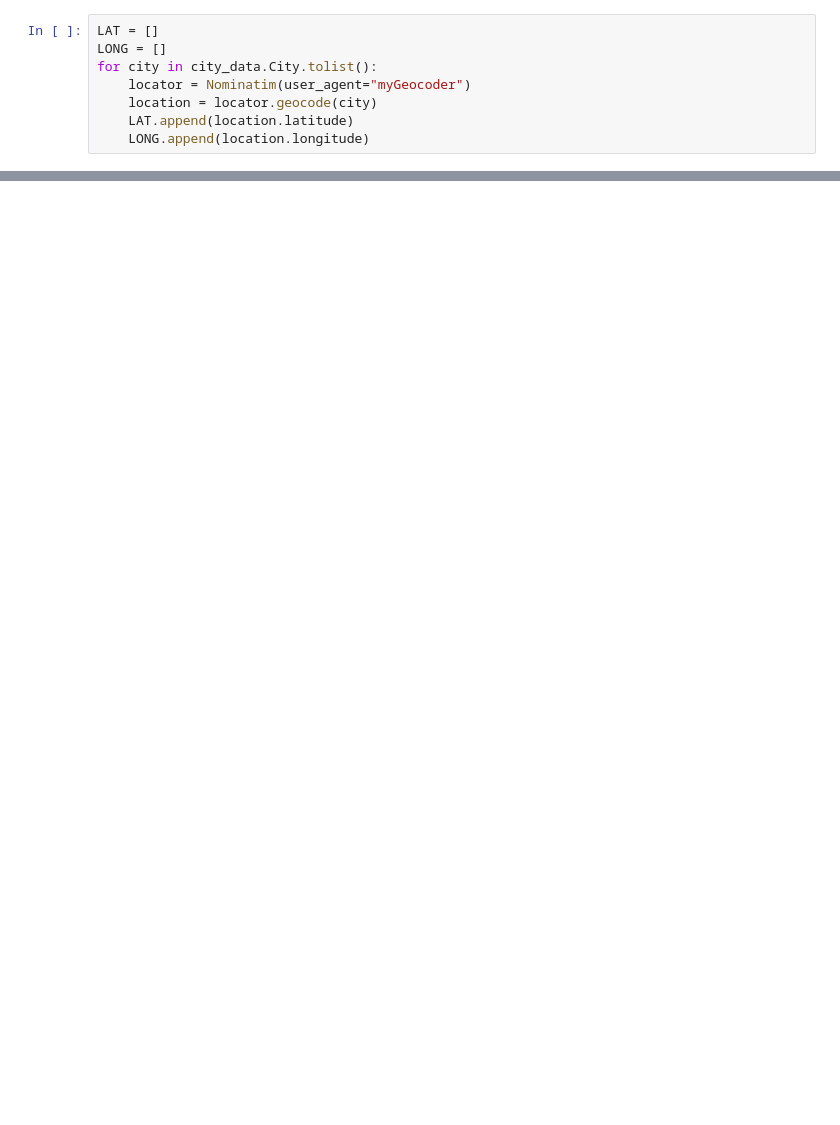
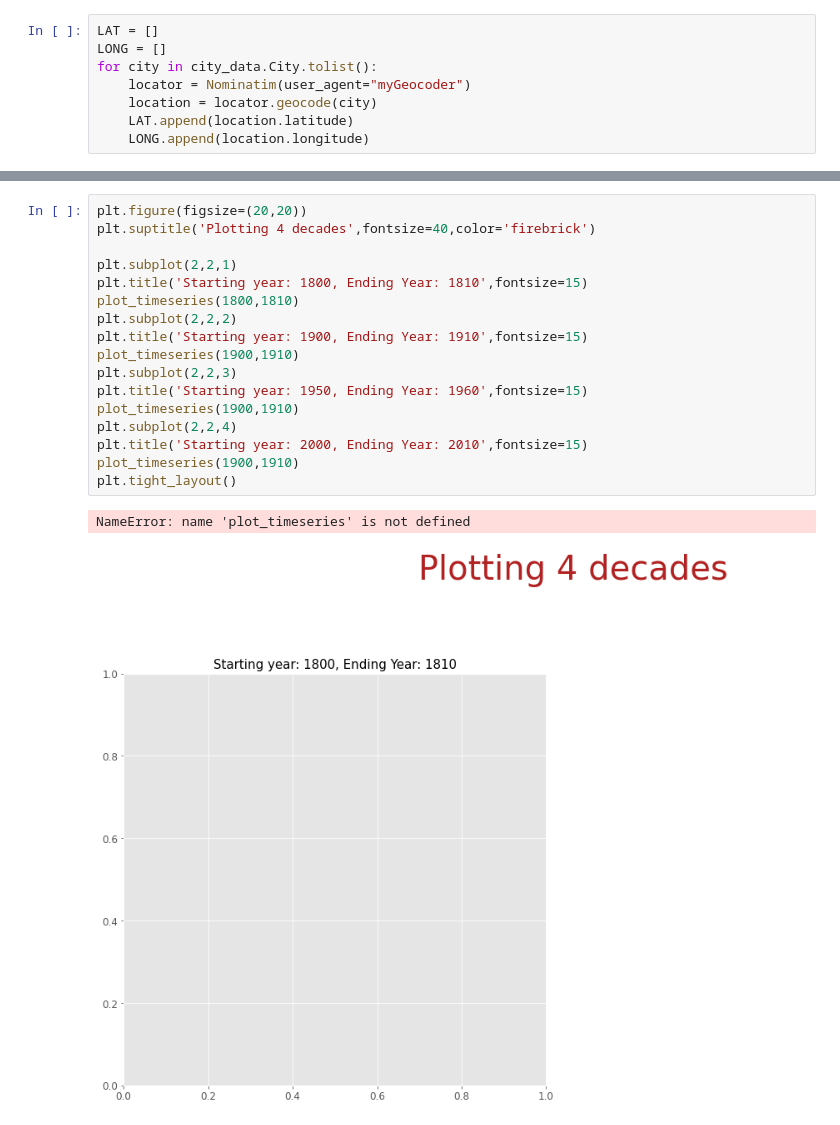
Before and after one commit to smarthome-csie-nuu-edu-tw/Weather-forecasting-with-Machine-Learning, a Jupyter notebook: 範例程式碼.ipynb, the cells around one changed output, grey strips where cells are left out. Drawn from its saved outputs; the diff is of its cells as text; blank space fills up the shorter version.

```diff
--- a/範例程式碼.ipynb
+++ b/範例程式碼.ipynb
@@ -110,0 +196,20 @@ ValueError: Location should consist of two numerical values, but '5.63N' of type
+# %%
+plt.figure(figsize=(20,20))
+plt.suptitle('Plotting 4 decades',fontsize=40,color='firebrick')
+
+plt.subplot(2,2,1)
+plt.title('Starting year: 1800, Ending Year: 1810',fontsize=15)
+plot_timeseries(1800,1810)
+plt.subplot(2,2,2)
+plt.title('Starting year: 1900, Ending Year: 1910',fontsize=15)
+plot_timeseries(1900,1910)
+plt.subplot(2,2,3)
+plt.title('Starting year: 1950, Ending Year: 1960',fontsize=15)
+plot_timeseries(1900,1910)
+plt.subplot(2,2,4)
+plt.title('Starting year: 2000, Ending Year: 2010',fontsize=15)
+plot_timeseries(1900,1910)
+plt.tight_layout()
+# %% [output]
+NameError: name 'plot_timeseries' is not defined
+[figure, added]
```
Also changed, not shown: parts of 16 cells of this notebook.
